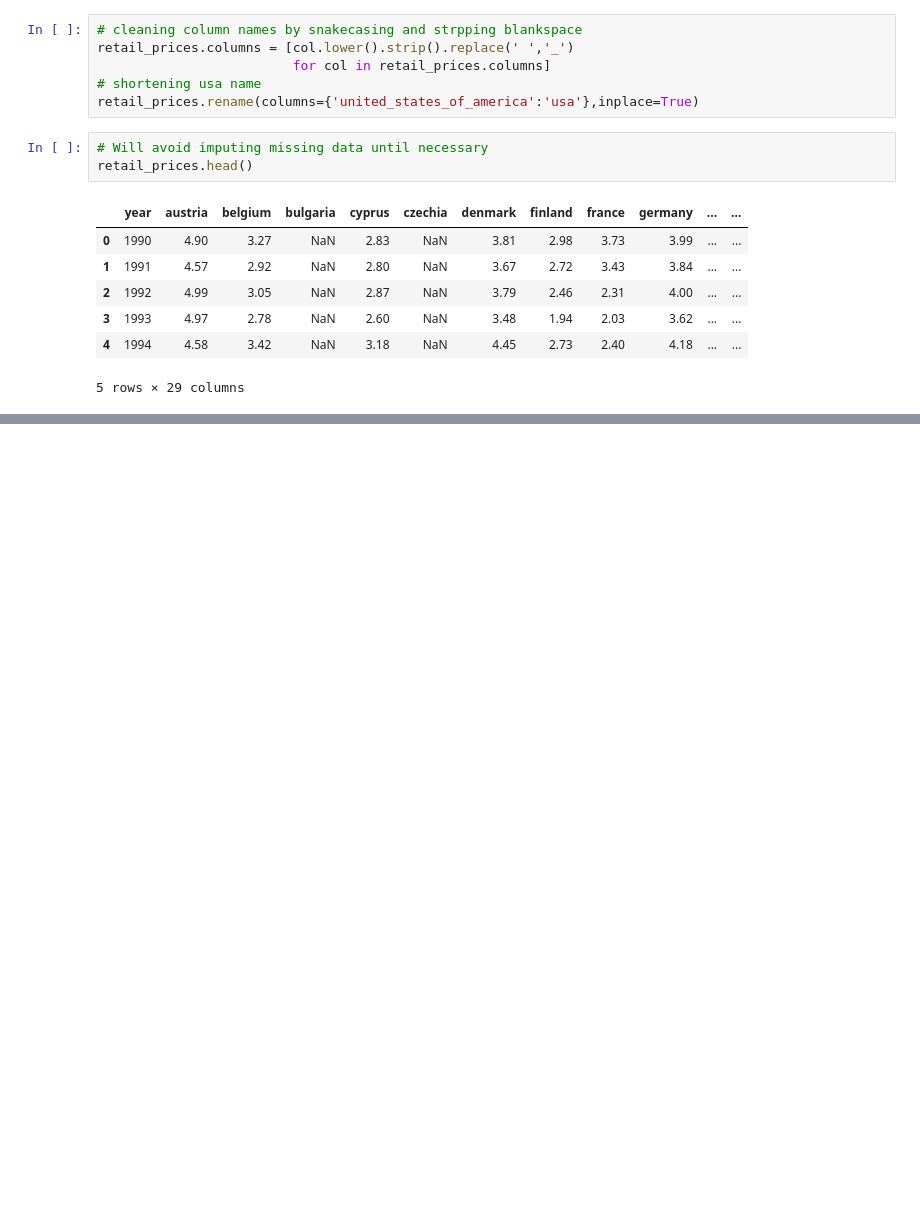
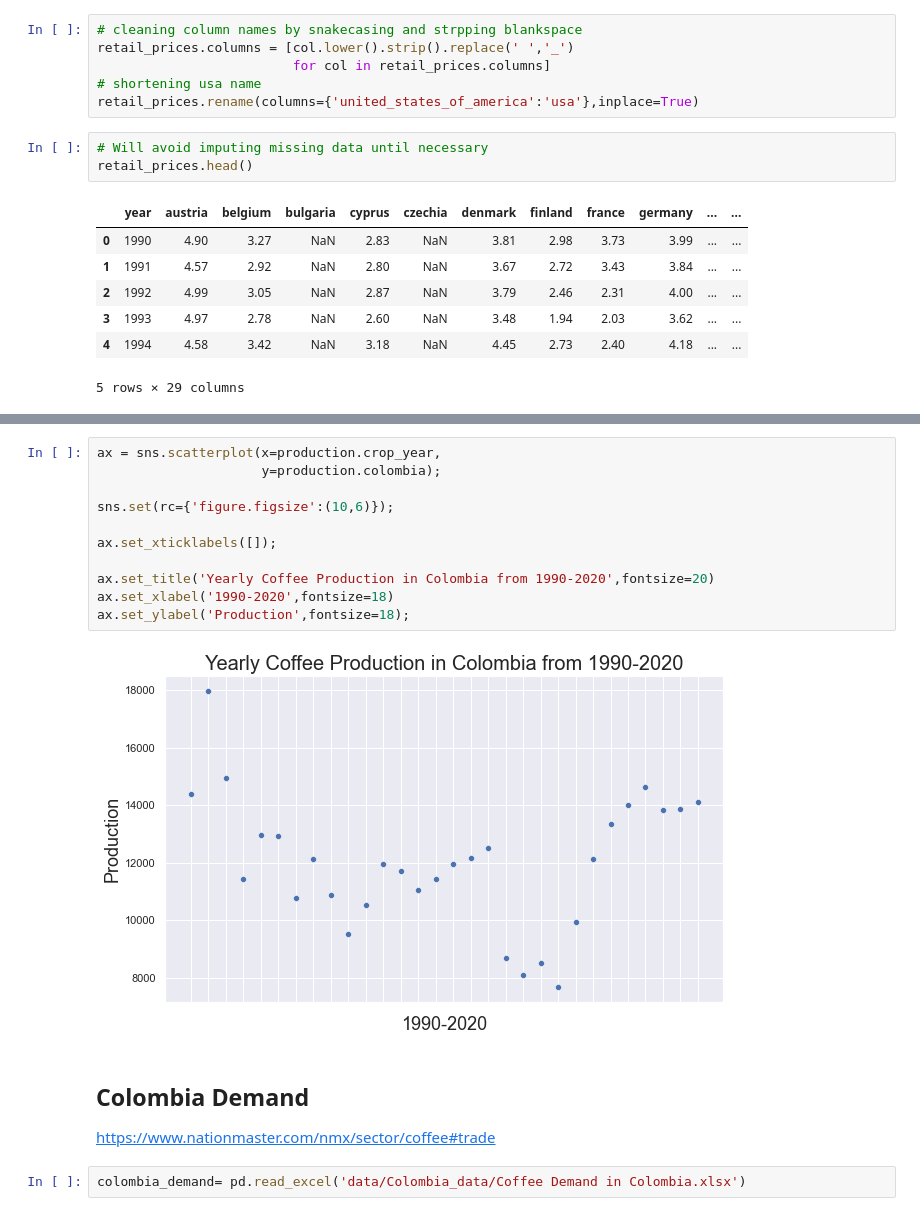
Before and after one commit to sanghyuns/Climate_Change_vs_Coffee_Production, a Jupyter notebook: capparelli.ipynb, the cells around one changed output, grey strips where cells are left out. Cells and saved outputs as stored; diff of their text form; blank space fills up the shorter version.

```diff
--- a/capparelli.ipynb
+++ b/capparelli.ipynb
@@ -45,0 +111,18 @@ retail_prices.head()
+# %%
+ax = sns.scatterplot(x=production.crop_year,
+                     y=production.colombia);
+
+sns.set(rc={'figure.figsize':(10,6)});
+
+ax.set_xticklabels([]);
+
+ax.set_title('Yearly Coffee Production in Colombia from 1990-2020',fontsize=20)
+ax.set_xlabel('1990-2020',fontsize=18)
+ax.set_ylabel('Production',fontsize=18);
+# %% [output]
+[figure, added]
+# %% [markdown]
+## Colombia Demand
+https://www.nationmaster.com/nmx/sector/coffee#trade
+# %%
+colombia_demand= pd.read_excel('data/Colombia_data/Coffee Demand in Colombia.xlsx')
```
Also changed, not shown: parts of 21 cells of this notebook, 3 other files.
